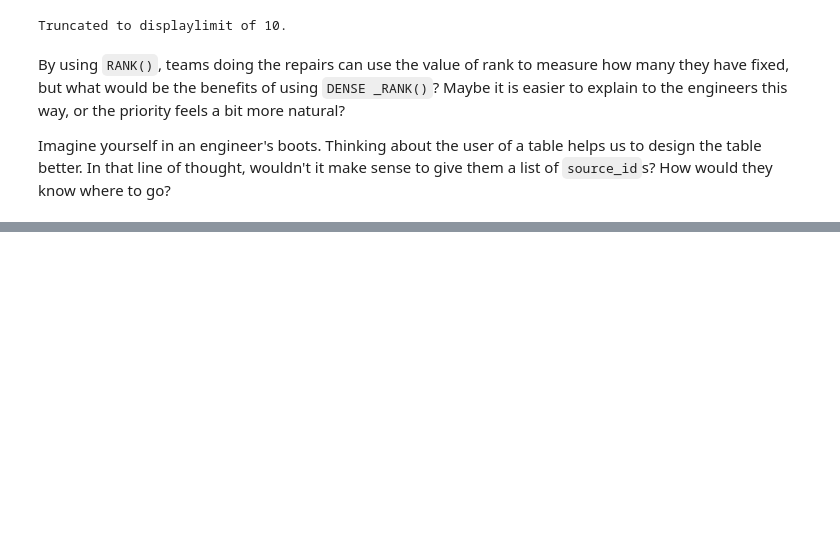
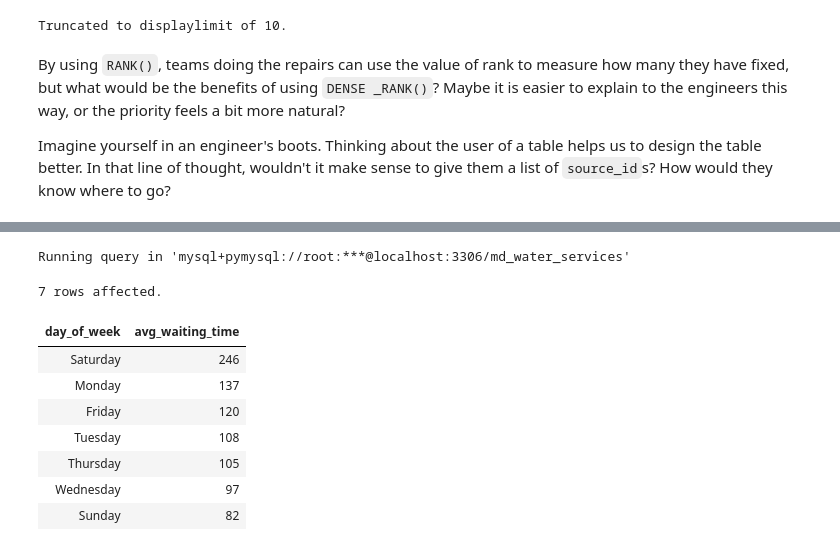
Before and after one commit to kelvinziroh/maji_ndogo, a Jupyter notebook: part_2/maji_ndogo_part2.ipynb, the cells around one changed output, grey strips where cells are left out. Saved outputs shown, nothing was run; the diff lists cells and outputs as text; code cells hidden in the pictures; blank space fills up the shorter version.

```diff
--- a/part_2/maji_ndogo_part2.ipynb
+++ b/part_2/maji_ndogo_part2.ipynb
@@ -455,0 +496,20 @@ Imagine yourself in an engineer's boots. Thinking about the user of a table help
+# %%
+%%sql
+# Compute the average queue times per day of the week
+SELECT
+    DAYNAME(time_of_record) AS day_of_week,
+    ROUND(AVG(NULLIF(time_in_queue, 0))) AS avg_waiting_time
+FROM visits
+GROUP BY DAYNAME(time_of_record)
+ORDER BY avg_waiting_time DESC;
+# %% [output]
+Running query in 'mysql+pymysql://root:***@localhost:3306/md_water_services'
+7 rows affected.
+| day_of_week | avg_waiting_time |
+| Saturday | 246 |
+| Monday | 137 |
+| Friday | 120 |
+| Tuesday | 108 |
+| Thursday | 105 |
+| Wednesday | 97 |
+| Sunday | 82 |
```
Also changed, not shown: parts of 11 cells of this notebook.
